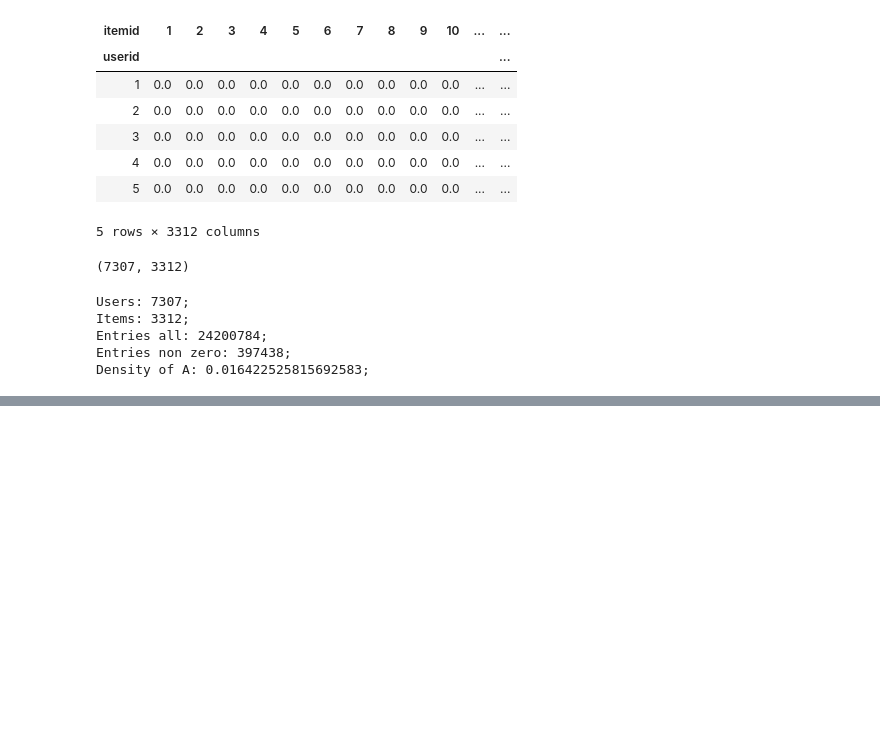
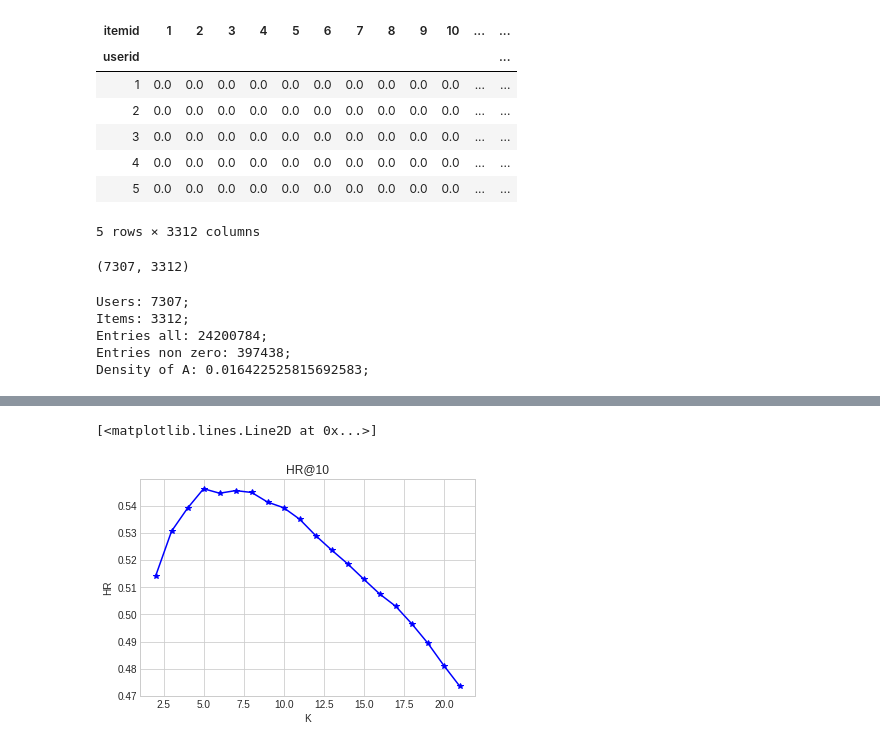
Before and after one commit to AlbMLpy/Recommender-Systems, a Jupyter notebook: RecWalk_Yahoo.ipynb, the cells around one changed output, grey strips where cells are left out. Cells and saved outputs as stored; diff of their text form; code cells hidden in the pictures; blank space fills up the shorter version.

```diff
--- a/RecWalk_Yahoo.ipynb
+++ b/RecWalk_Yahoo.ipynb
@@ -176,3 +191,38 @@ Maximal diagonal element of the W matrix: 0.0
 # %%
 #RecWalk P matrix with W SLIM based:
 PMtxSlim = rec_walk_model(WSlim, sparseRating).toarray()
+# %%
+#Make a few more steps to future to capture intersactions between items:
+K = 20
+kMtxSlim = PMtxSlim
+hr_arhr = []
+for k in range(K):
+    kMtxSlim = kMtxSlim@PMtxSlim
+
+    #Get essential information on scores from achieved Recommendation Matrix P:
+    RecSlim = pd.DataFrame(kMtxSlim[: ratingMtx.shape[0], ratingMtx.shape[0]:],
+                                   index=ratingMtx.index,
+                                   columns=ratingMtx.columns,
+                                   dtype='float64')
+
+    #Count HR/ARHR of Recommendation for every user using test set:
+    hr_arhr.append(HR(RecSlim, holdout_unseen, holdout, arhr=True))
+# %%
+%matplotlib inline
+import matplotlib.pyplot as plt
+plt.style.use('seaborn-whitegrid')
+# %%
+hr = []
+arhr= []
+for i in hr_arhr:
+    hr.append(i[0])
+    arhr.append(i[1])
+# %%
+x = range(2,22)
+plt.title(f"HR@10")
+plt.xlabel("K")
+plt.ylabel("HR");
+plt.plot(x, hr, '*-b')
+# %% [output]
+[<matplotlib.lines.Line2D at 0x...>]
+[figure, added]
```
Also changed, not shown: parts of 10 cells of this notebook, 1 other file.
